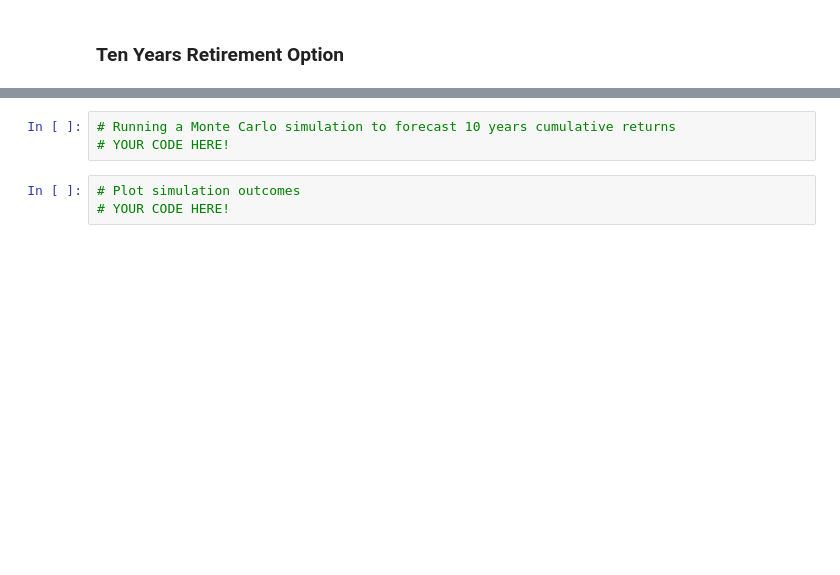
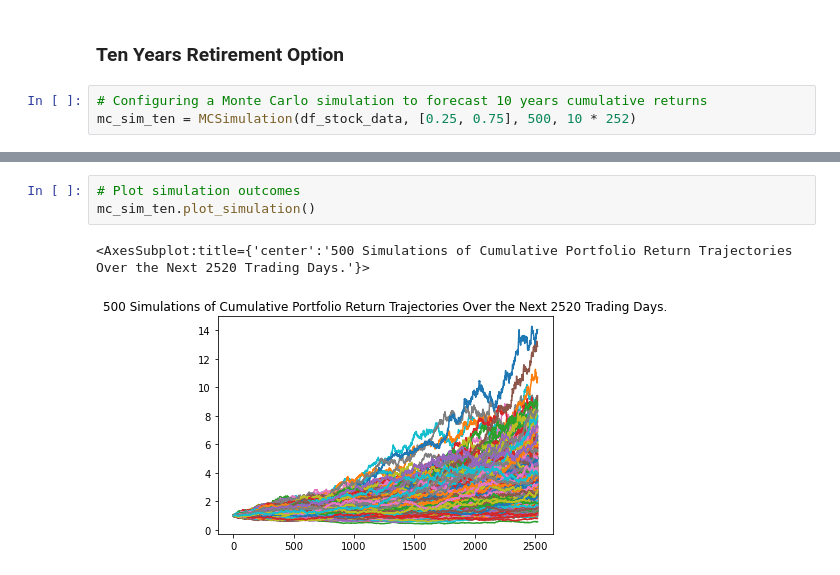
Before and after one commit to BenMcCright/05-APIs-Homework, a Jupyter notebook: 05-APIs_APIs Homework_Starter_Code_financial-planner.ipynb, the cells around one changed output, grey strips where cells are left out. Drawn from its saved outputs; the diff is of its cells as text; blank space fills up the shorter version.

```diff
--- a/05-APIs_APIs Homework_Starter_Code_financial-planner.ipynb
+++ b/05-APIs_APIs Homework_Starter_Code_financial-planner.ipynb
@@ -330,3 +382,6 @@ print(f"There is a 95% chance that an initial investment of ${initial_investment
 # %% [markdown]
 ### Ten Years Retirement Option
+# %%
+# Configuring a Monte Carlo simulation to forecast 10 years cumulative returns
+mc_sim_ten = MCSimulation(df_stock_data, [0.25, 0.75], 500, 10 * 252)
 # %%
@@ -335,8 +421,8 @@ print(f"There is a 95% chance that an initial investment of ${initial_investment
-# %%
-# Running a Monte Carlo simulation to forecast 10 years cumulative returns
-# YOUR CODE HERE!
 # %%
 # Plot simulation outcomes
-# YOUR CODE HERE!
+mc_sim_ten.plot_simulation()
+# %% [output]
+<AxesSubplot:title={'center':'500 Simulations of Cumulative Portfolio Return Trajectories Over the Next 2520 Trading Days.'}>
+[figure, added]
 # %%
 # Plot probability distribution and confidence intervals
```
Also changed, not shown: parts of 11 cells of this notebook.
